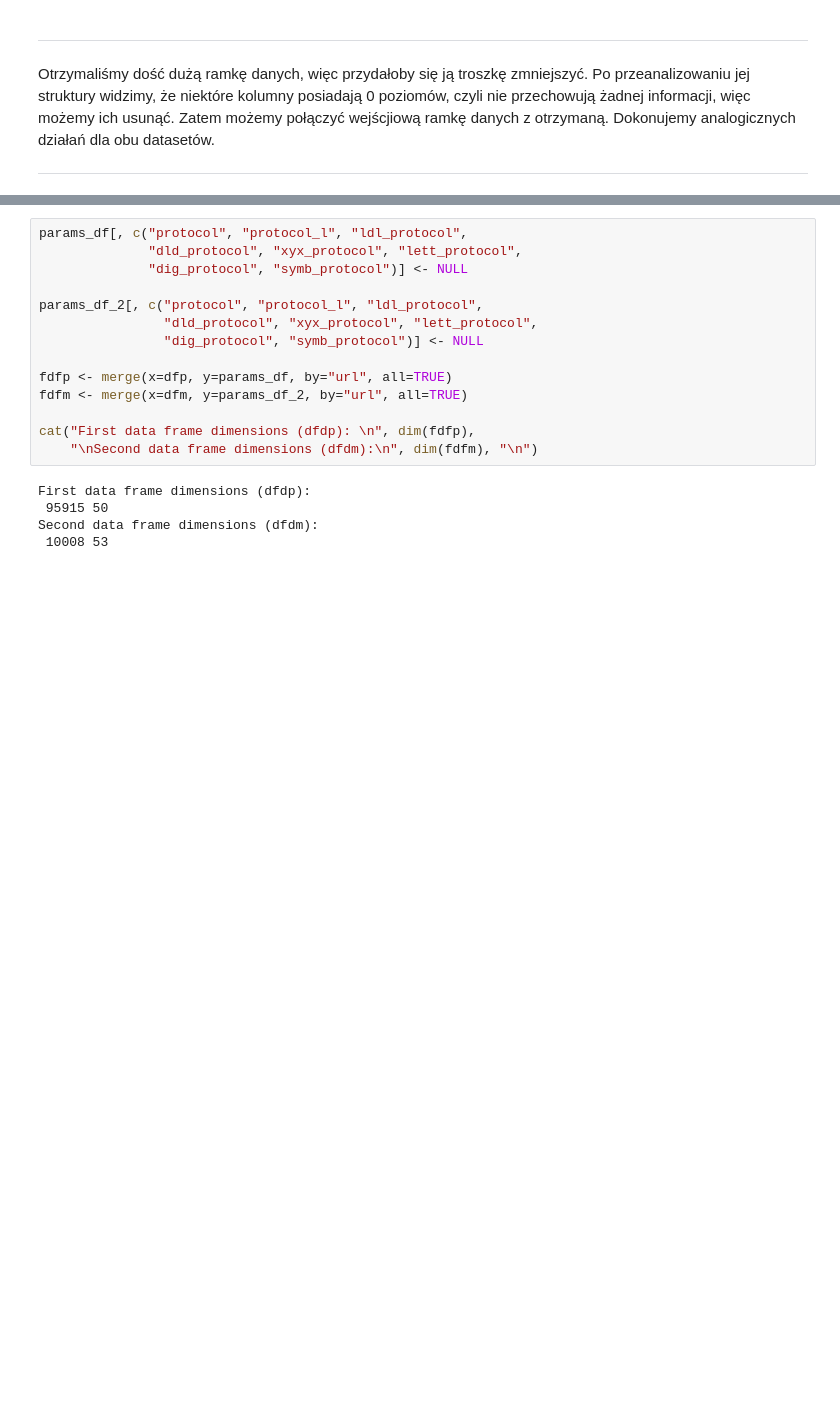
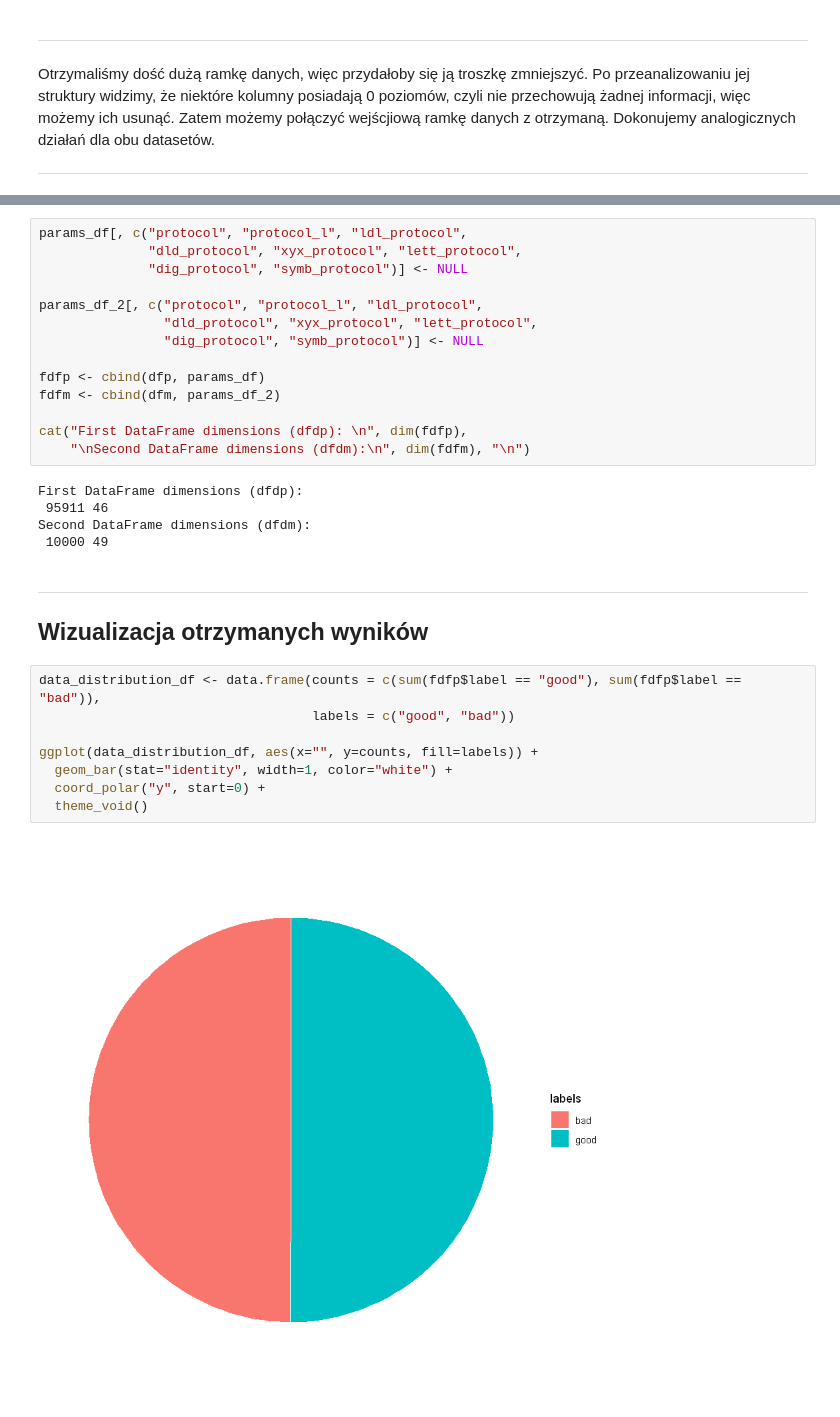
Before and after one commit to FrightenedFox/r-lab-project, a Jupyter notebook: data-visualization.ipynb, the cells around one changed output, grey strips where cells are left out. Drawn from its saved outputs; the diff is of its cells as text; blank space fills up the shorter version.

Commit message:
7 preliminary plots were drawn

```diff
--- a/data-visualization.ipynb
+++ b/data-visualization.ipynb
@@ -268,13 +278,26 @@ params_df_2[, c("protocol", "protocol_l", "ldl_protocol",
                 "dld_protocol", "xyx_protocol", "lett_protocol",
                 "dig_protocol", "symb_protocol")] <- NULL
 
-fdfp <- merge(x=dfp, y=params_df, by="url", all=TRUE)
-fdfm <- merge(x=dfm, y=params_df_2, by="url", all=TRUE)
+fdfp <- cbind(dfp, params_df)
+fdfm <- cbind(dfm, params_df_2)
 
-cat("First data frame dimensions (dfdp): \n", dim(fdfp),
-    "\nSecond data frame dimensions (dfdm):\n", dim(fdfm), "\n")
+cat("First DataFrame dimensions (dfdp): \n", dim(fdfp),
+    "\nSecond DataFrame dimensions (dfdm):\n", dim(fdfm), "\n")
 # %% [output]
-First data frame dimensions (dfdp):
- 95915 50
-Second data frame dimensions (dfdm):
- 10008 53
+First DataFrame dimensions (dfdp):
+ 95911 46
+Second DataFrame dimensions (dfdm):
+ 10000 49
+# %% [markdown]
+---
+## Wizualizacja otrzymanych wyników
+# %%
+data_distribution_df <- data.frame(counts = c(sum(fdfp$label == "good"), sum(fdfp$label == "bad")),
+                                   labels = c("good", "bad"))
+
+ggplot(data_distribution_df, aes(x="", y=counts, fill=labels)) +
+  geom_bar(stat="identity", width=1, color="white") +
+  coord_polar("y", start=0) +
+  theme_void()
+# %% [output]
+[figure, added]
```
Also changed, not shown: parts of 13 cells of this notebook, 1 other file.
